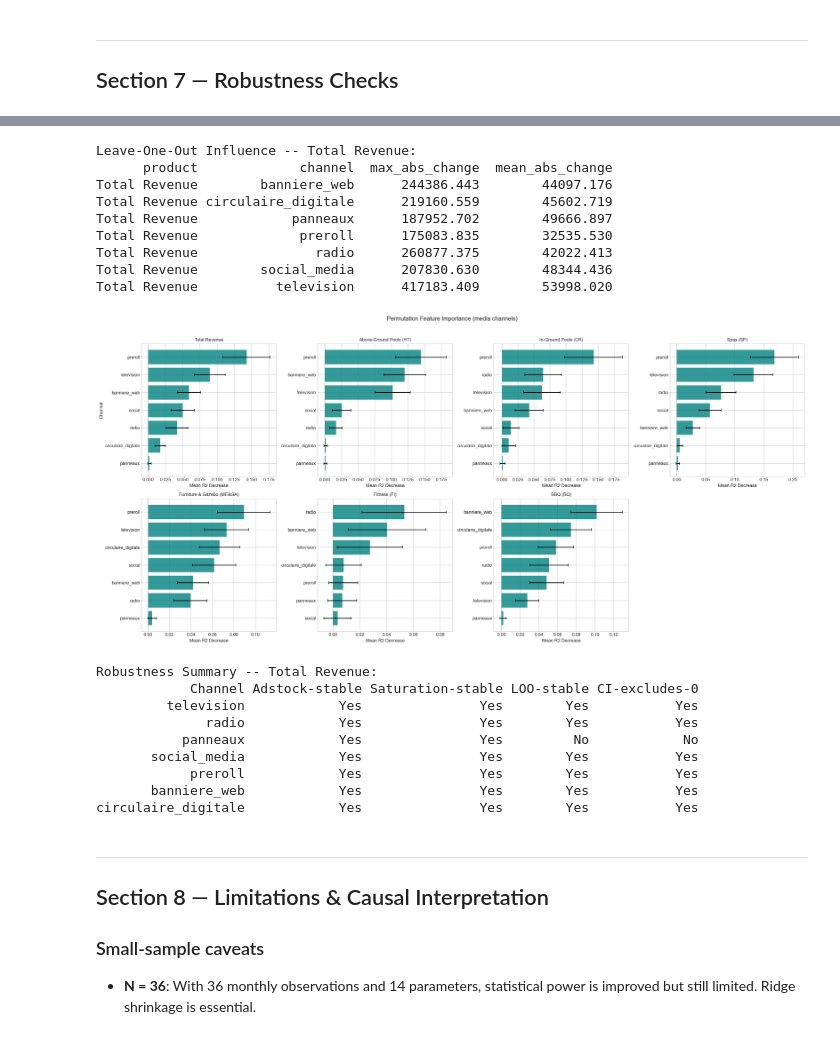
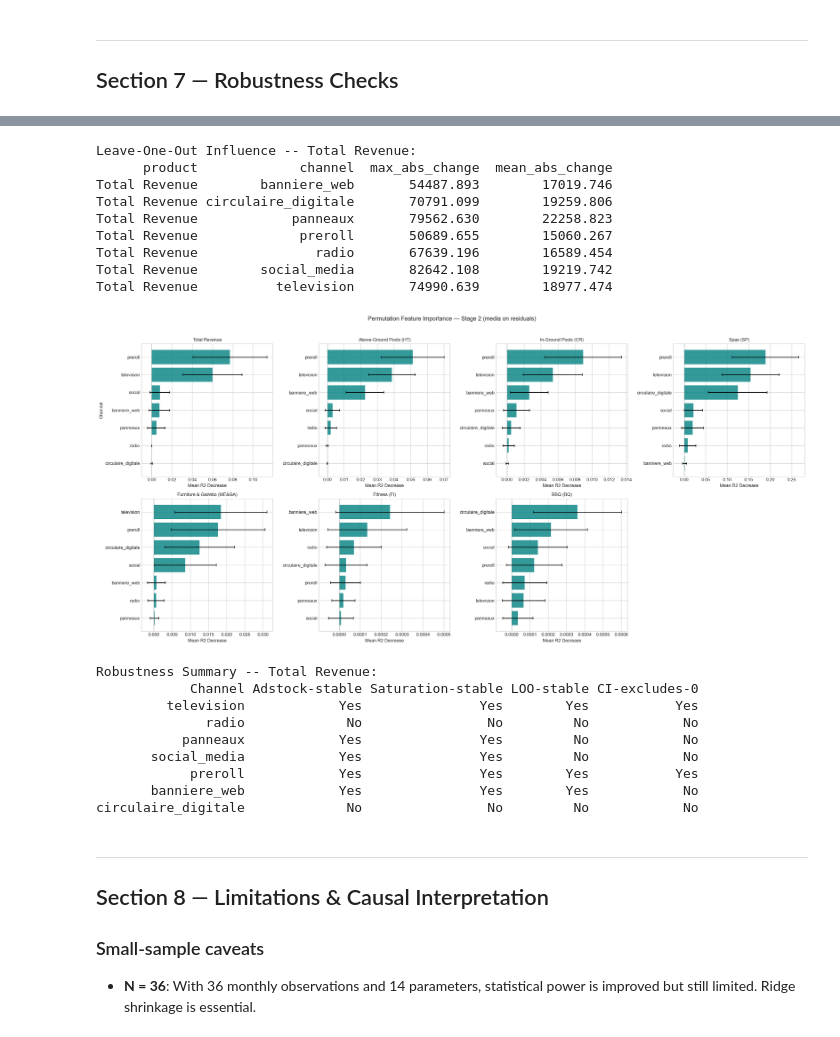
Before and after one commit to 1767902694-svg/busa693-clubpiscine, a Jupyter notebook: notebooks/06_causal_inference.ipynb, the cells around one changed output, grey strips where cells are left out. Saved outputs shown, nothing was run; the diff lists cells and outputs as text; code cells hidden in the pictures.

```diff
--- a/notebooks/06_causal_inference.ipynb
+++ b/notebooks/06_causal_inference.ipynb
@@ -693,21 +869,22 @@ circulaire_digitale    762777.3  [281087.3, 1414072.4]   50651.1  [-124915.4, 25
 Elastic Net combines L1 (lasso, variable selection) and L2 (ridge) penalties.
 We use it to check **which channels get zeroed out** — i.e., which ones Lasso deems uninformative.
 # %%
-# ---------- Elastic Net (total revenue + 6 categories) ----------
+# ---------- Elastic Net on Stage 2 residuals (total revenue + 6 categories) ----------
+# FIX 3: ElasticNet also runs on de-seasonalized residuals for fair comparison with Ridge Stage 2
 enet_results = {}
 
 for target in TARGET_COLS:
-    y = df[target].values
+    y_resid = residuals[target]
     enet = ElasticNetCV(
         l1_ratio=[0.1, 0.3, 0.5, 0.7, 0.9],
         alphas=np.logspace(-3, 2, 50),
-        cv=LeaveOneOut(),
+        cv=TimeSeriesSplit(n_splits=5),
         max_iter=10_000,
     )
-    enet.fit(X_scaled, y)
+    enet.fit(X_media_scaled, y_resid)
     enet_results[target] = enet
     print(f'{PRODUCT_LABELS[target]:30s}  alpha={enet.alpha_:.4f}  '
           f'l1_ratio={enet.l1_ratio_:.2f}  '
           f'non-zero={np.sum(enet.coef_ != 0)}/{len(enet.coef_)}  '
-          f'R2={r2_score(y, enet.predict(X_scaled)):.3f}')
+          f'R2={r2_score(y_resid, enet.predict(X_media_scaled)):.3f}')
 # %% [output]
@@ -1296,15 +1418,15 @@ television          1594425.34 1740584.89  1860065.07
 
 target = 'total_all_revenue'
 alpha_r = ridge_results[target]['best_alpha']
-y = df[target].values
-full_coefs = ridge_results[target]['model'].coef_
+y_resid = residuals[target]
+full_coefs = ridge_results[target]['model_s2'].coef_
 
 loo_influence = []
 for drop_i in range(len(df)):
     mask = np.ones(len(df), dtype=bool)
     mask[drop_i] = False
-    X_loo = X_scaled[mask]
-    y_loo = y[mask]
+    X_loo = X_media_scaled[mask]
+    y_loo = y_resid[mask]
     m = Ridge(alpha=alpha_r).fit(X_loo, y_loo)
     for j, ch in enumerate(MEDIA_CHANNELS):
         loo_influence.append({
@@ -1328,54 +1450,53 @@ print(loo_summary.to_string(index=False, float_format='{:.3f}'.format))
 # %% [output]
 Leave-One-Out Influence -- Total Revenue:
       product             channel  max_abs_change  mean_abs_change
-Total Revenue        banniere_web      244386.443        44097.176
-Total Revenue circulaire_digitale      219160.559        45602.719
-Total Revenue            panneaux      187952.702        49666.897
-Total Revenue             preroll      175083.835        32535.530
-Total Revenue               radio      260877.375        42022.413
-Total Revenue        social_media      207830.630        48344.436
-Total Revenue          television      417183.409        53998.020
+Total Revenue        banniere_web       54487.893        17019.746
+Total Revenue circulaire_digitale       70791.099        19259.806
+Total Revenue            panneaux       79562.630        22258.823
+Total Revenue             preroll       50689.655        15060.267
+Total Revenue               radio       67639.196        16589.454
+Total Revenue        social_media       82642.108        19219.742
+Total Revenue          television       74990.639        18977.474
 # %%
 # ===================================================================
 # 7-D  PERMUTATION FEATURE IMPORTANCE (2x4 grid)
 # ===================================================================
 from sklearn.inspection import permutation_importance
 
 fig, axes = plt.subplots(2, 4, figsize=(22, 10))
 axes = axes.flatten()
 
 for idx, target in enumerate(TARGET_COLS):
     ax = axes[idx]
-    model = ridge_results[target]['model']
-    y = df[target].values
+    model_s2 = ridge_results[target]['model_s2']
+    y_resid = residuals[target]
 
-    perm = permutation_importance(model, X_scaled, y, n_repeats=100,
+    perm = permutation_importance(model_s2, X_media_scaled, y_resid, n_repeats=100,
                                   random_state=42, scoring='r2')
     perm_df = pd.DataFrame({
-        'feature': FEATURE_COLS,
+        'feature': SATURATED_COLS,
         'importance_mean': perm.importances_mean,
         'importance_std':  perm.importances_std,
     }).sort_values('importance_mean', ascending=True)
 
-    perm_media = perm_df[perm_df['feature'].str.contains('_saturated')].copy()
-    perm_media['label'] = perm_media['feature'].str.replace('media_', '').str.replace('_saturated', '')
+    perm_df['label'] = perm_df['feature'].str.replace('media_', '').str.replace('_saturated', '')
 
-    ax.barh(perm_media['label'], perm_media['importance_mean'], alpha=0.8, color='teal')
-    ax.errorbar(perm_media['importance_mean'], perm_media['label'],
-                xerr=perm_media['importance_std'],
+    ax.barh(perm_df['label'], perm_df['importance_mean'], alpha=0.8, color='teal')
+    ax.errorbar(perm_df['importance_mean'], perm_df['label'],
+                xerr=perm_df['importance_std'],
                 fmt='none', ecolor='black', capsize=3)
     ax.set_xlabel('Mean R2 Decrease')
-    ax.set_title(f'{PRODUCT_LABELS[target]}', fontsize=10)
+    ax.set_title(f'{PRODUCT_LABELS[TARGET_COLS[idx]]}', fontsize=10)
     ax.axvline(0, color='grey', linestyle='--', linewidth=0.6)
 
 fig.delaxes(axes[-1])
 axes[0].set_ylabel('Channel')
-fig.suptitle('Permutation Feature Importance (media channels)', fontsize=13, y=1.02)
+fig.suptitle('Permutation Feature Importance — Stage 2 (media on residuals)', fontsize=13, y=1.02)
 plt.tight_layout()
 plt.savefig(figures_path / 'causal_permutation_importance.png', dpi=150)
 plt.show()
 # %% [output]
-[figure, old version]
+[figure, new version]
 # %%
 # ===================================================================
 # 7-E  ROBUSTNESS SUMMARY (total revenue)
@@ -1399,8 +1520,8 @@ for ch in MEDIA_CHANNELS:
 
     loo_sub_v = loo_summary[(loo_summary['product'] == label) &
                             (loo_summary['channel'] == ch_short)]
-    base_coef = abs(ridge_results[target]['model'].coef_[
-        FEATURE_COLS.index(f'{ch}_saturated')])
+    base_coef = abs(ridge_results[target]['model_s2'].coef_[
+        SATURATED_COLS.index(f'{ch}_saturated')])
     loo_stable = True
     if len(loo_sub_v) > 0 and base_coef > 0:
         loo_stable = loo_sub_v['max_abs_change'].values[0] < 0.5 * base_coef
@@ -1424,12 +1545,12 @@ print(robust_df.to_string(index=False))
 Robustness Summary -- Total Revenue:
             Channel Adstock-stable Saturation-stable LOO-stable CI-excludes-0
          television            Yes               Yes        Yes           Yes
-              radio            Yes               Yes        Yes           Yes
+              radio             No                No         No            No
            panneaux            Yes               Yes         No            No
-       social_media            Yes               Yes        Yes           Yes
+       social_media            Yes               Yes         No            No
             preroll            Yes               Yes        Yes           Yes
-       banniere_web            Yes               Yes        Yes           Yes
-circulaire_digitale            Yes               Yes        Yes           Yes
+       banniere_web            Yes               Yes        Yes            No
+circulaire_digitale             No                No         No            No
 # %% [markdown]
 ---
 ## Section 8 — Limitations & Causal Interpretation
```
Also changed, not shown: parts of 28 cells of this notebook, 25 other files.
